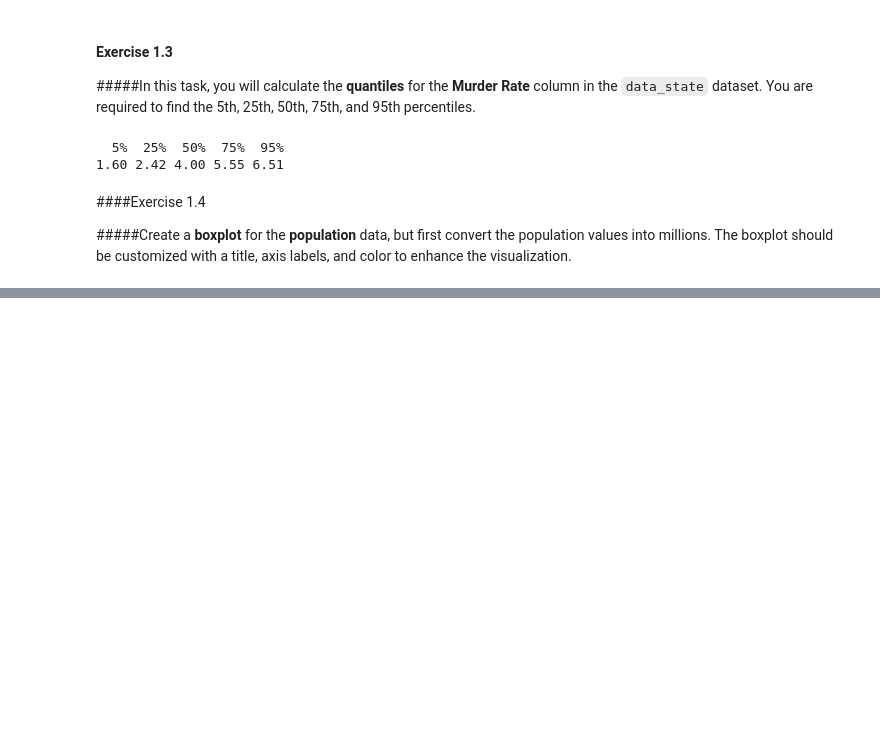
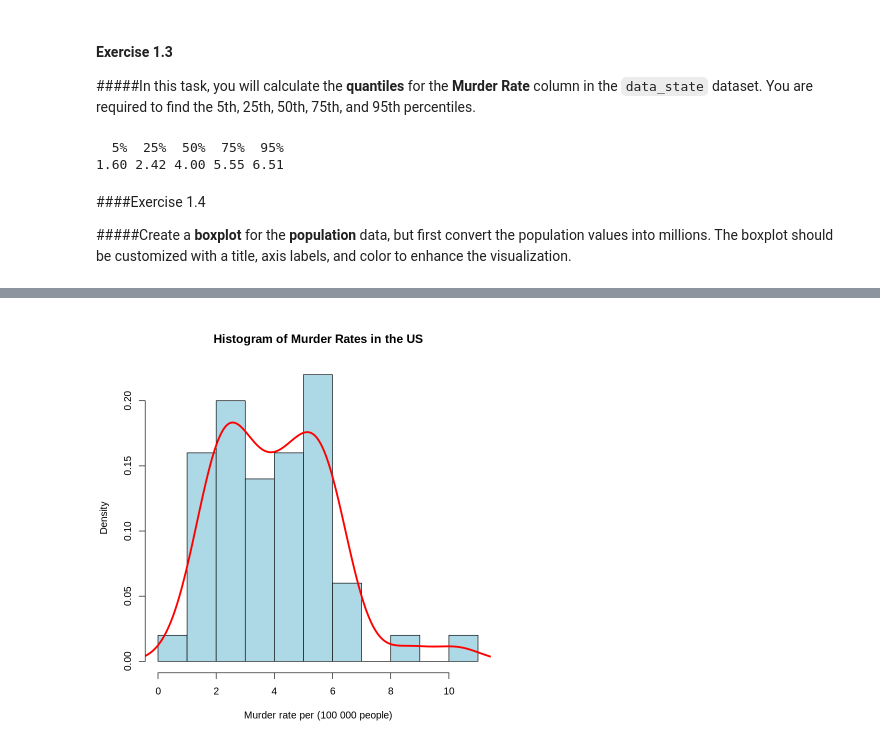
Before and after one commit to davidofitaly/notes_02_50_key_stats_ds, a Jupyter notebook: 01_chapter/01_raw_notes.ipynb, the cells around one changed output, grey strips where cells are left out. Cells and saved outputs as stored; diff of their text form; code cells hidden in the pictures; blank space fills up the shorter version.

```diff
--- a/01_chapter/01_raw_notes.ipynb
+++ b/01_chapter/01_raw_notes.ipynb
@@ -418,0 +458,14 @@ table(po_freq)
+# %%
+# Create a histogram of the murder rate in the US
+hist_murder = hist(data_state$Murder.Rate,                     # Data: Murder rates
+                   col="lightblue",                            # Bar color: light blue
+                   main="Histogram of Murder Rates in the US", # Title of the histogram
+                   xlab="Murder rate per (100 000 people)",    # X-axis label
+                   ylab="Density",                             # Y-axis label
+                   border="black",                             # Border color of the bars
+                   freq=FALSE)                                 # Density scale (FALSE means density, not frequency)
+
+# Add a red density line to the histogram using the 'density' function
+lines(density(data_state[['Murder.Rate']]), lwd=3, col='red')  # Red line with a width of 3
+# %% [output]
+[figure, added]
```
Also changed, not shown: parts of 6 cells of this notebook.
